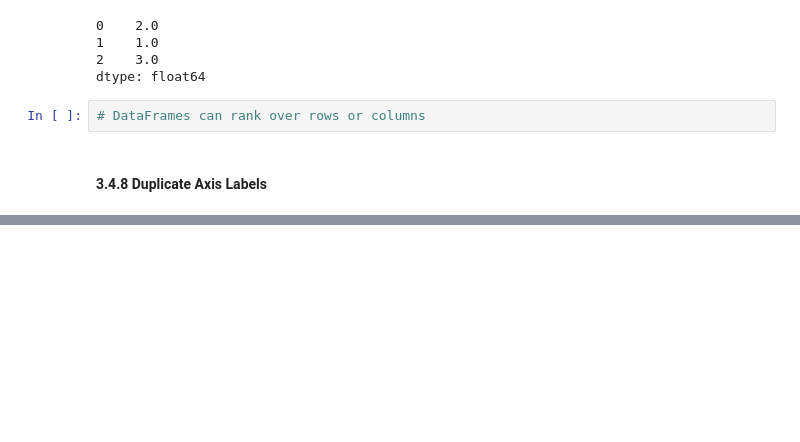
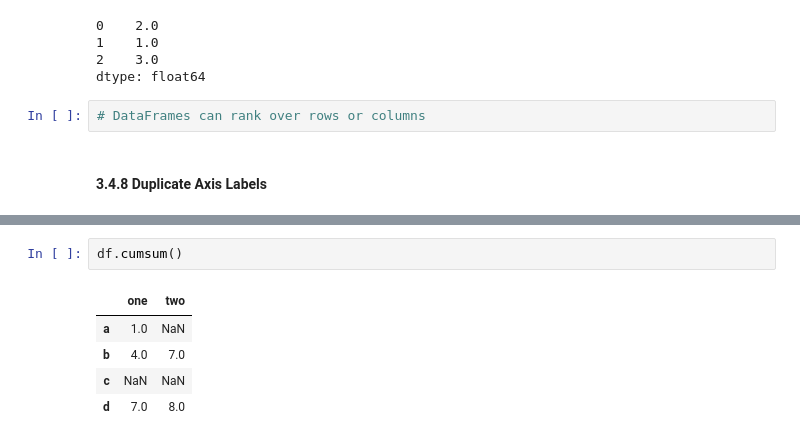
Before and after one commit to pekoto-zz/MyJupyterNotes, a Jupyter notebook: Python for Data Analysis.ipynb, the cells around one changed output, grey strips where cells are left out. Cells and saved outputs as stored; diff of their text form; blank space fills up the shorter version.

```diff
--- a/Python for Data Analysis.ipynb
+++ b/Python for Data Analysis.ipynb
@@ -2275,0 +2353,8 @@ dtype: float64
+# %%
+df.cumsum()
+# %% [output]
+|  | one | two |
+| a | 1.0 | NaN |
+| b | 4.0 | 7.0 |
+| c | NaN | NaN |
+| d | 7.0 | 8.0 |
```
Also changed, not shown: parts of 15 cells of this notebook.
